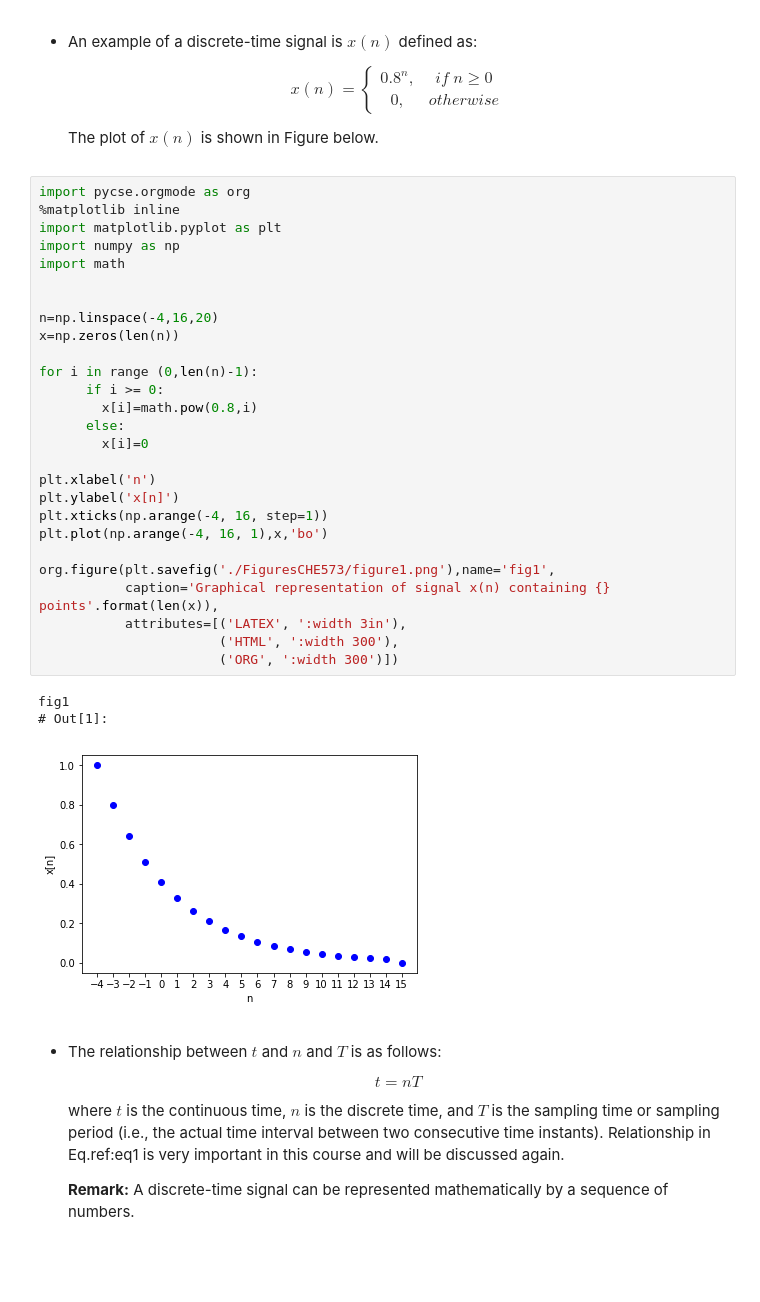
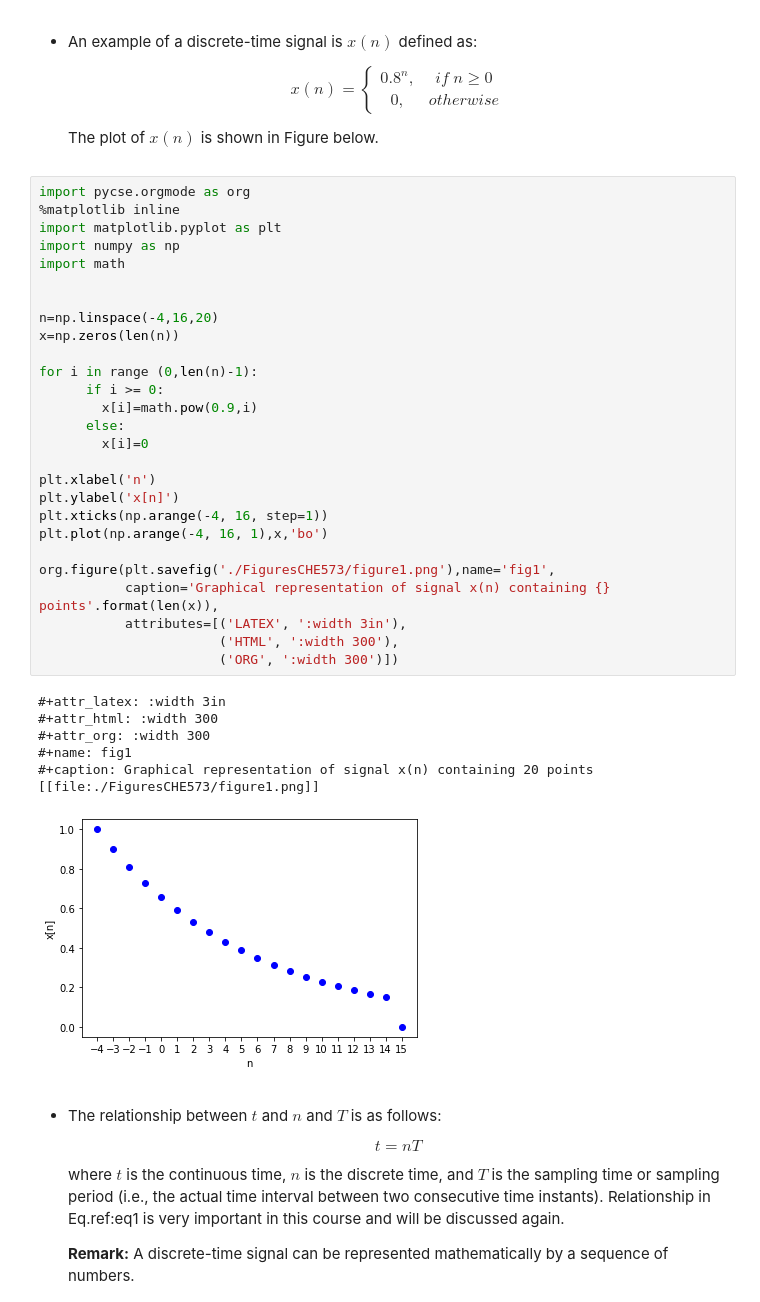
Before and after one commit to stevand/W20-CHE573, a Jupyter notebook: 01-intro.ipynb, the cells around one changed output. Saved outputs shown, nothing was run; the diff lists cells and outputs as text; blank space fills up the shorter version.

```diff
--- a/01-intro.ipynb
+++ b/01-intro.ipynb
@@ -34,34 +34,38 @@ where $y(t)$ is the measured signal, $x(t)$ denotes the true value of the signal
 # %%
 import pycse.orgmode as org
 %matplotlib inline
 import matplotlib.pyplot as plt
 import numpy as np
 import math
 
 
 n=np.linspace(-4,16,20)
 x=np.zeros(len(n))
 
 for i in range (0,len(n)-1):
       if i >= 0:
-        x[i]=math.pow(0.8,i)
+        x[i]=math.pow(0.9,i)
       else:
         x[i]=0
 
 plt.xlabel('n')
 plt.ylabel('x[n]')
 plt.xticks(np.arange(-4, 16, step=1))
 plt.plot(np.arange(-4, 16, 1),x,'bo')
 
 org.figure(plt.savefig('./FiguresCHE573/figure1.png'),name='fig1',
            caption='Graphical representation of signal x(n) containing {} points'.format(len(x)),
            attributes=[('LATEX', ':width 3in'),
                        ('HTML', ':width 300'),
                        ('ORG', ':width 300')])
 # %% [output]
-fig1
-# Out[1]:
+#+attr_latex: :width 3in
+#+attr_html: :width 300
+#+attr_org: :width 300
+#+name: fig1
+#+caption: Graphical representation of signal x(n) containing 20 points
+[[file:./FiguresCHE573/figure1.png]]
-[figure, old version]
+[figure, new version]
 # %% [markdown]
 -   The relationship between $t$ and $n$ and $T$ is as follows:
 
```
Also changed, not shown: parts of 2 cells of this notebook, 2 other files.
